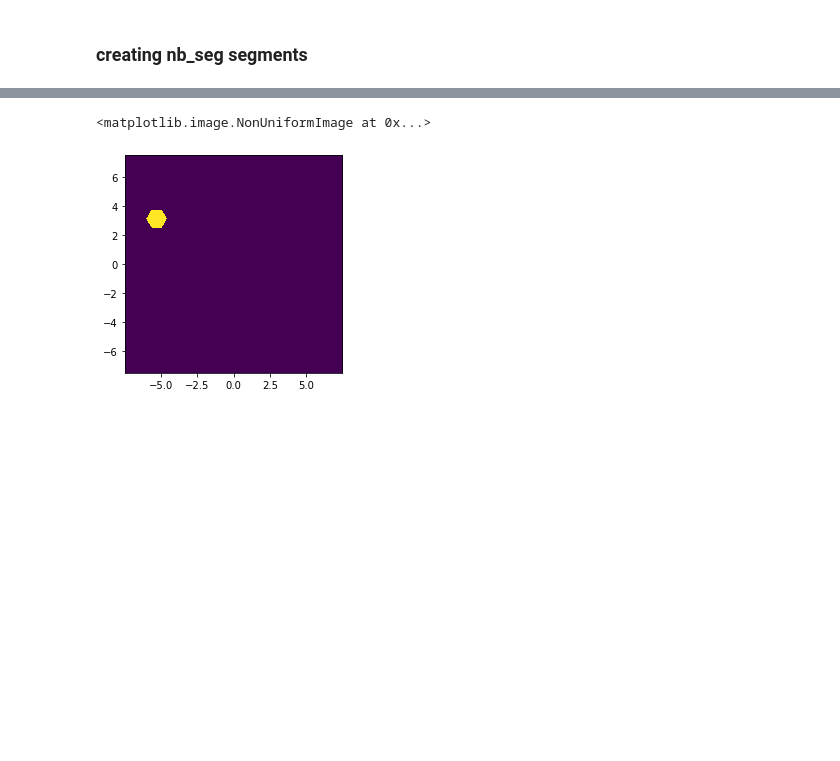
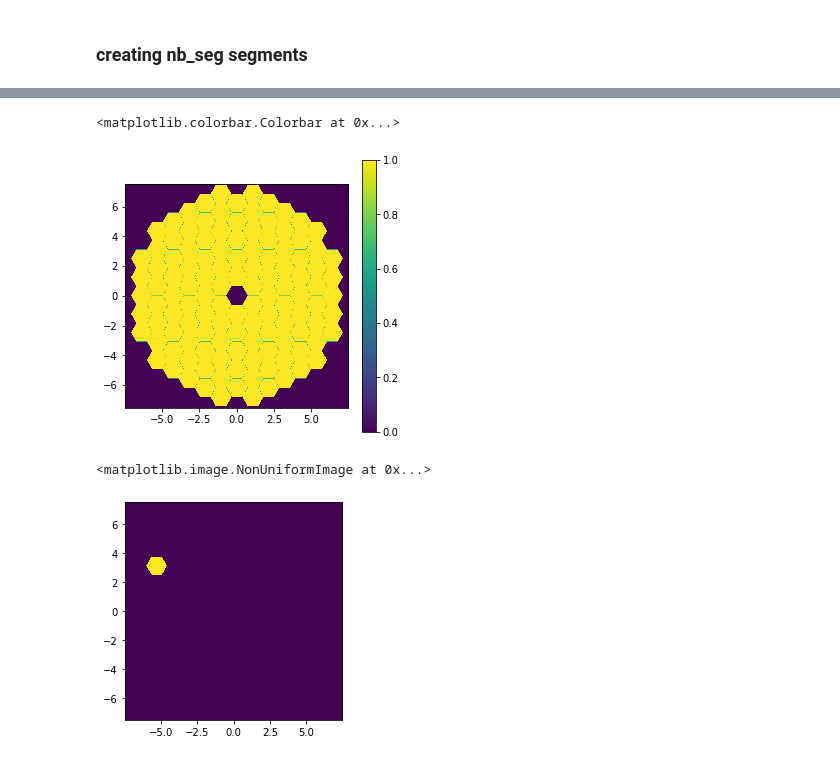
Before and after one commit to spacetelescope/PASTIS, a Jupyter notebook: Jupyter Notebooks/LUVOIR/harris_mode.ipynb, the cells around one changed output, grey strips where cells are left out. Cells and saved outputs as stored; diff of their text form; code cells hidden in the pictures; blank space fills up the shorter version.

```diff
--- a/Jupyter Notebooks/LUVOIR/harris_mode.ipynb
+++ b/Jupyter Notebooks/LUVOIR/harris_mode.ipynb
@@ -177,7 +176,7 @@ plt.colorbar()
 ### creating nb_seg segments
 # %%
 aper2, segs2 = hcipy.make_segmented_aperture(segment,luvoir.seg_pos, segment_transmissions=1, return_segments=True)
-luvoir_segmented_pattern = hcipy.evaluate_supersampled(aper2, luvoir.pupil_grid, 1)
+luvoir_segmented_pattern = hcipy.evaluate_supersampled(aper2, luvoir.pupil_grid, 10)
 seg_evaluated = []
 for seg_tmp in segs2:
     tmp_evaluated = hcipy.evaluate_supersampled(seg_tmp, luvoir.pupil_grid, 1)
@@ -184,0 +193,7 @@ for seg_tmp in segs2:
+# %%
+plt.figure(figsize=(5, 5))
+hcipy.imshow_field(luvoir_segmented_pattern) #this is no where used in rest of the code...
+plt.colorbar()
+# %% [output]
+<matplotlib.colorbar.Colorbar at 0x...>
+[figure, added]
```
Also changed, not shown: parts of 120 cells of this notebook, 3 other files.
